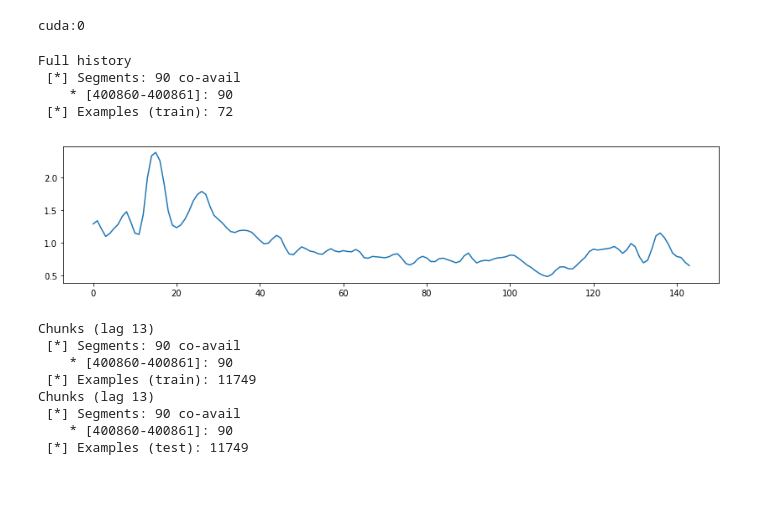
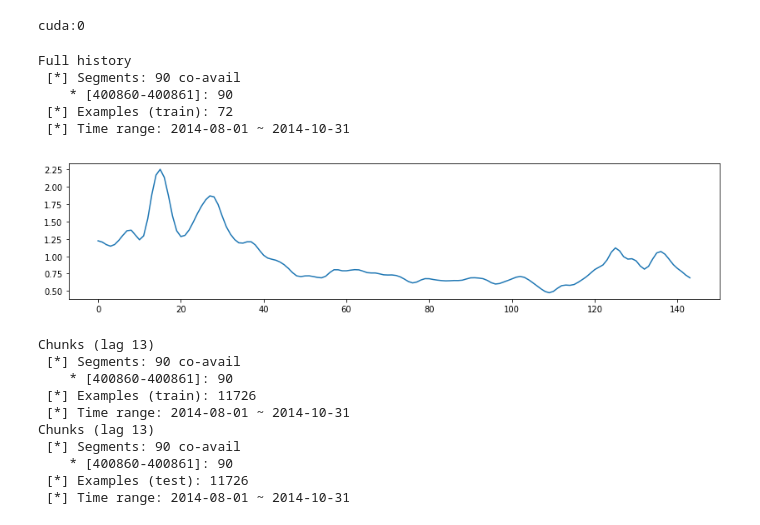
Before and after one commit to ulzee/traffic, a Jupyter notebook: Spot_Linear.ipynb, the cells around one changed output. Cells and saved outputs as stored; diff of their text form; code cells hidden in the pictures; blank space fills up the shorter version.

```diff
--- a/Spot_Linear.ipynb
+++ b/Spot_Linear.ipynb
@@ -38,29 +38,32 @@ print(device)
 # %% [output]
 cuda:0
 # %%
-dset = SpotHistory(SROUTE, 'train', 16, lag=None, res=10, smooth=1.0, shuffle=False)
+dset = SpotHistory(SROUTE, 'train', 16, lag=None, res=10, smooth=1.5, shuffle=False)
 
 plt.figure(figsize=(14, 3))
 for ii in range(len(SROUTE)):
     plt.plot(dset[0][:, ii])
 plt.show(); plt.close()
 # %% [output]
 Full history
  [*] Segments: 90 co-avail
     * [400860-400861]: 90
  [*] Examples (train): 72
+ [*] Time range: 2014-08-01 ~ 2014-10-31
-[figure, old version]
+[figure, new version]
 # %%
-dset = SpotHistory(SROUTE, 'train', 16, lag=LAG, res=10).generator()
-evalset = SpotHistory(SROUTE, 'test', 16, lag=LAG, res=10).generator()
+dset = SpotHistory(SROUTE, 'train', 32, lag=LAG, res=10).generator()
+evalset = SpotHistory(SROUTE, 'test', 32, lag=LAG, res=10).generator()
 # %% [output]
 Chunks (lag 13)
  [*] Segments: 90 co-avail
     * [400860-400861]: 90
- [*] Examples (train): 11749
+ [*] Examples (train): 11726
+ [*] Time range: 2014-08-01 ~ 2014-10-31
 Chunks (lag 13)
  [*] Segments: 90 co-avail
     * [400860-400861]: 90
- [*] Examples (test): 11749
+ [*] Examples (test): 11726
+ [*] Time range: 2014-08-01 ~ 2014-10-31
 # %%
 from models.Linear import *
```
Also changed, not shown: parts of 6 cells of this notebook, 10 other files.
